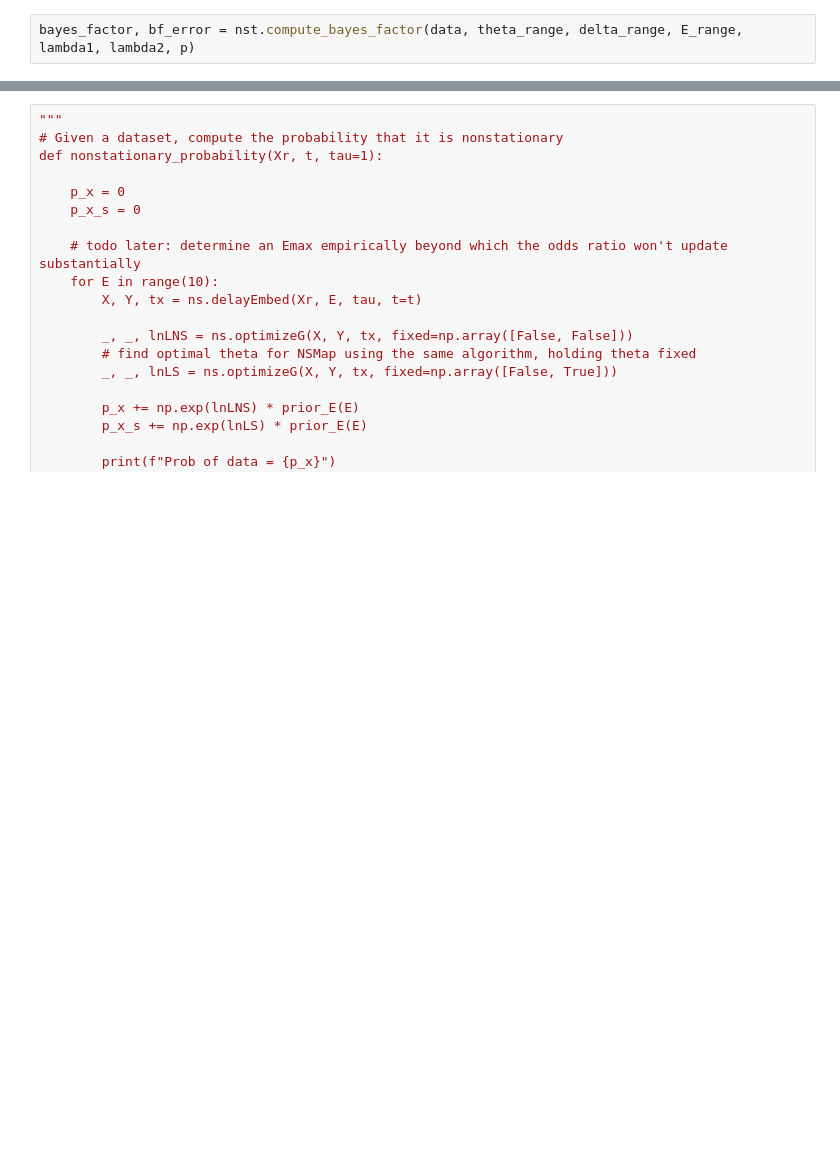
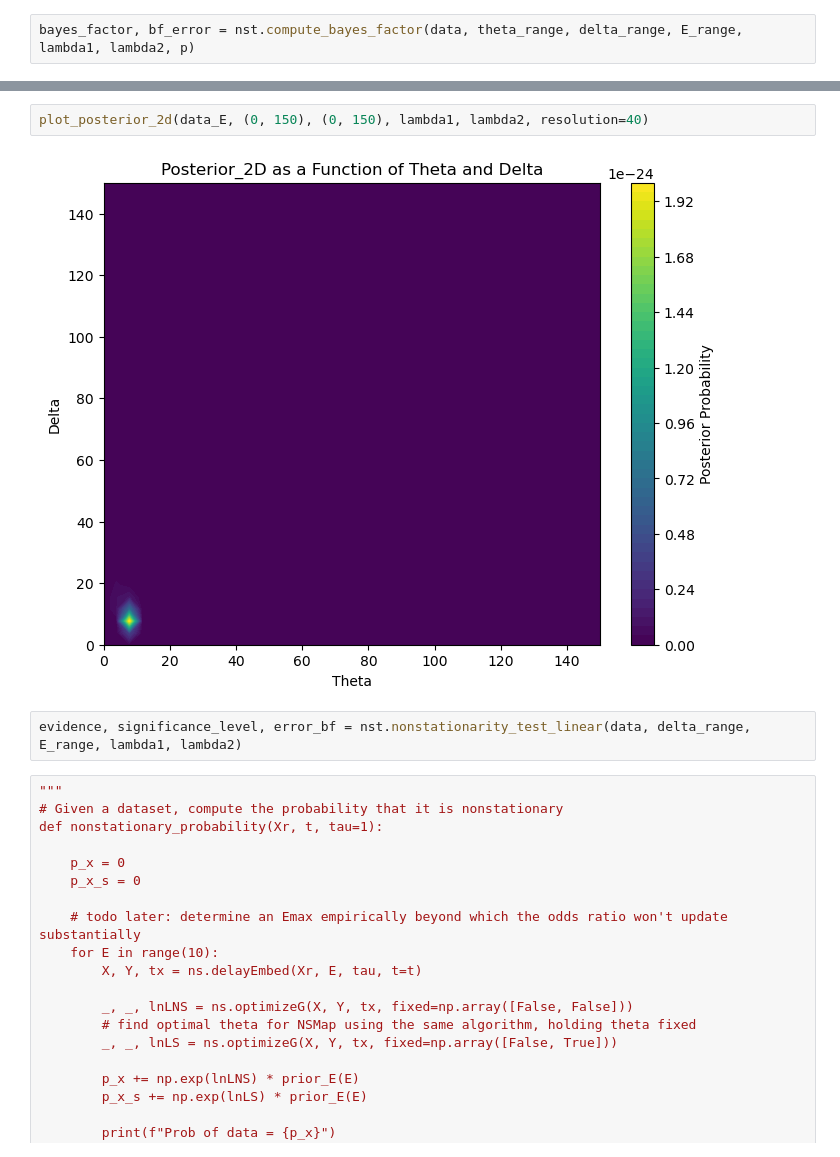
Before and after one commit to kenflat2/NS-Map, a Jupyter notebook: jupyter_notebooks/BayesianNonstationaryDetection.ipynb, the cells around one changed output, grey strips where cells are left out. Saved outputs shown, nothing was run; the diff lists cells and outputs as text; blank space fills up the shorter version.

```diff
--- a/jupyter_notebooks/BayesianNonstationaryDetection.ipynb
+++ b/jupyter_notebooks/BayesianNonstationaryDetection.ipynb
@@ -458,3 +479,9 @@ Nonstationary Logistic Series Bayes Factor:  290033354098.73596 +/- nan (evidenc
+# %%
+plot_posterior_2d(data_E, (0, 150), (0, 150), lambda1, lambda2, resolution=40)
+# %% [output]
+[figure, added]
+# %%
+evidence, significance_level, error_bf = nst.nonstationarity_test_linear(data, delta_range, E_range, lambda1, lambda2)
 # %%
 """
 # Given a dataset, compute the probability that it is nonstationary
```
Also changed, not shown: parts of 18 cells of this notebook, 12 other files.
